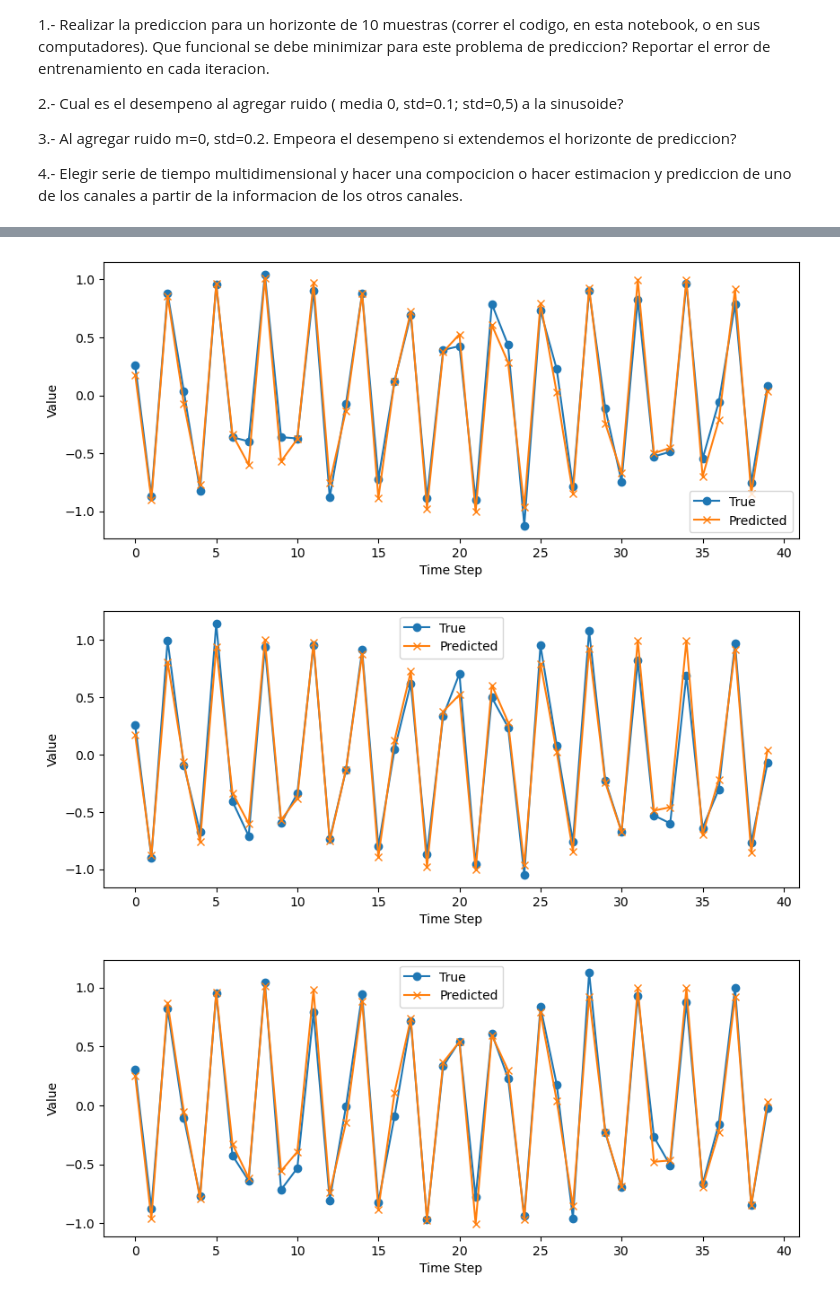
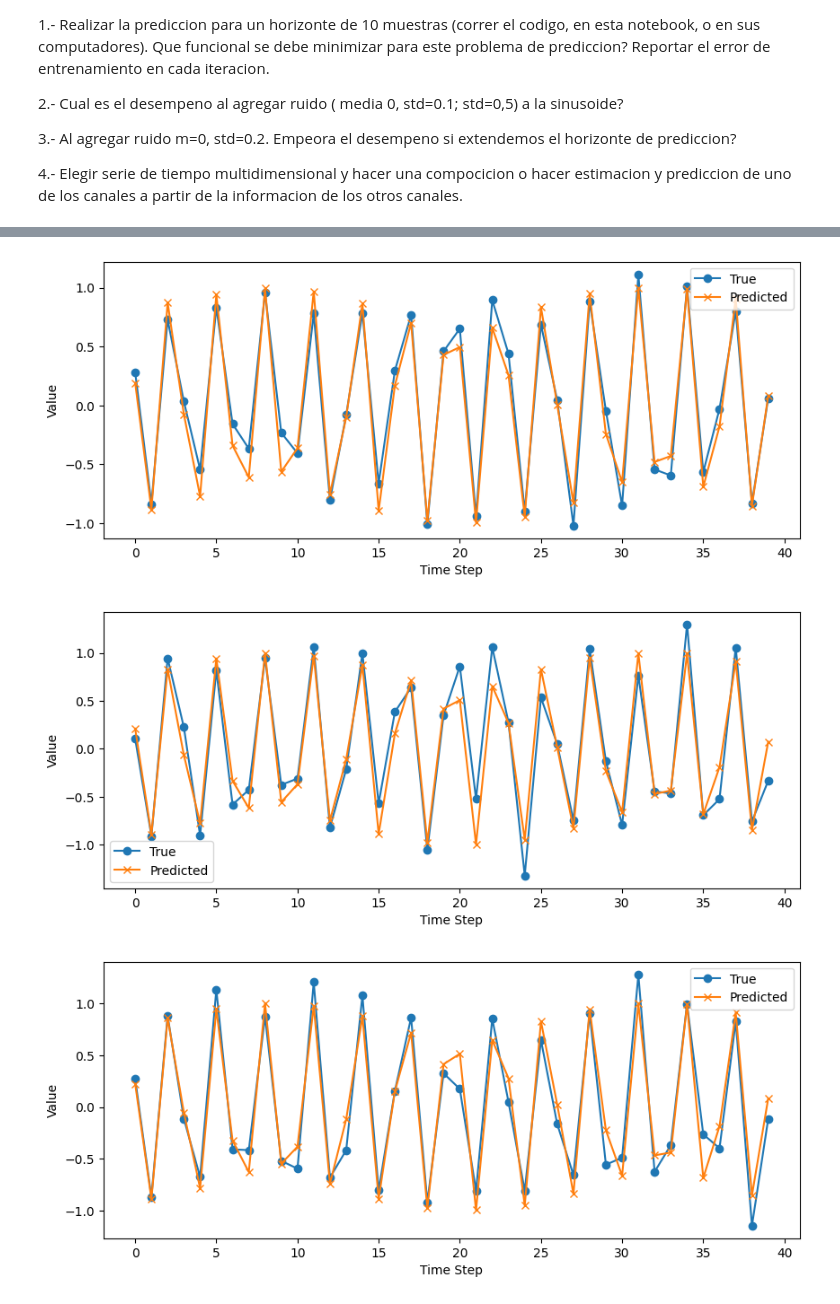
Before and after one commit to tiarinix/Laboratorios-de-inteligencia-artificial, a Jupyter notebook: Lab4.ipynb, the cells around one changed output, grey strips where cells are left out. Drawn from its saved outputs; the diff is of its cells as text; code cells hidden in the pictures.

```diff
--- a/Lab4.ipynb
+++ b/Lab4.ipynb
@@ -28,7 +29,7 @@ from torch.utils.data import DataLoader, Dataset
 # Creamos una serie de tiempo sintetica (e.g., onda sinusoidal)
 horizonte = 10        # horizonte de prediccion
 f = 36                # frecuencia de la onda
-varianza = 0.1        # varianza del ruido
+varianza = 0.2       # varianza del ruido
 
 # Funcion para generar una onda sinusoidal con ruido
 def generate_sine_wave(seq_length, horizonte,  varianza, num_samples,):
@@ -151,3 +152,3 @@ Epoch [100/100], Loss: 0.0109
-[figure, old version]
+[figure, new version]
-[figure, old version]
+[figure, new version]
-[figure, old version]
+[figure, new version]
```
Also changed, not shown: parts of 4 cells of this notebook.
